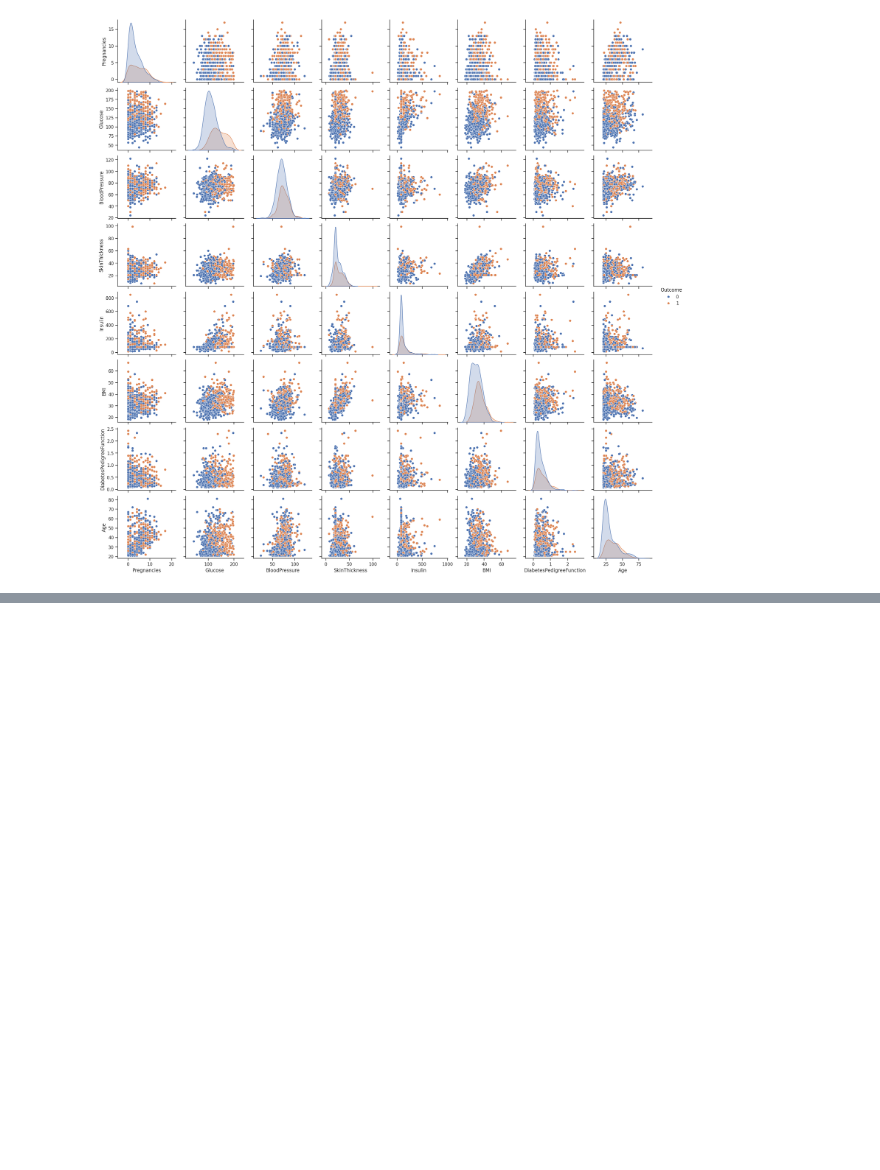
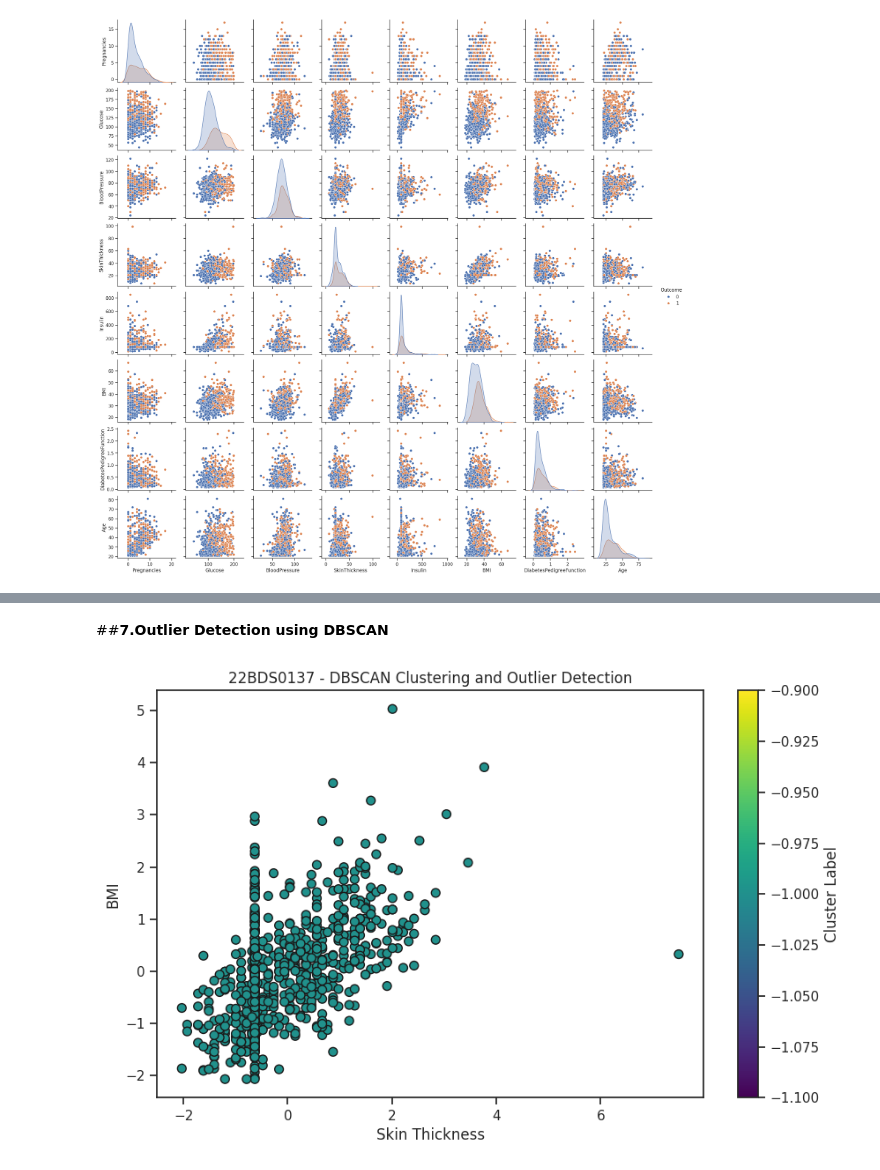
Before and after one commit to gulugulu2042/EDA, a Jupyter notebook: diabetes.ipynb, the cells around one changed output, grey strips where cells are left out. Saved outputs shown, nothing was run; the diff lists cells and outputs as text; code cells hidden in the pictures; blank space fills up the shorter version.

```diff
--- a/diabetes.ipynb
+++ b/diabetes.ipynb
@@ -356,0 +423,18 @@ plt.show()
+# %% [markdown]
+##**7.Outlier Detection using DBSCAN**
+# %%
+dbscan = DBSCAN(eps=0.5, min_samples=5)
+dbscan.fit(X_scaled)
+labels = dbscan.labels_
+n_outliers = list(labels).count(-1)
+df['Cluster'] = labels
+
+plt.figure(figsize=(10, 6))
+scatter = plt.scatter(X_scaled[:, 3], X_scaled[:, 5], c=labels, cmap='viridis', edgecolor='k', s=50)
+plt.xlabel("Skin Thickness")
+plt.ylabel("BMI")
+plt.title("22BDS0137 - DBSCAN Clustering and Outlier Detection")
+plt.colorbar(scatter, label='Cluster Label')
+plt.show()
+# %% [output]
+[figure, added]
```
Also changed, not shown: parts of 40 cells of this notebook.
